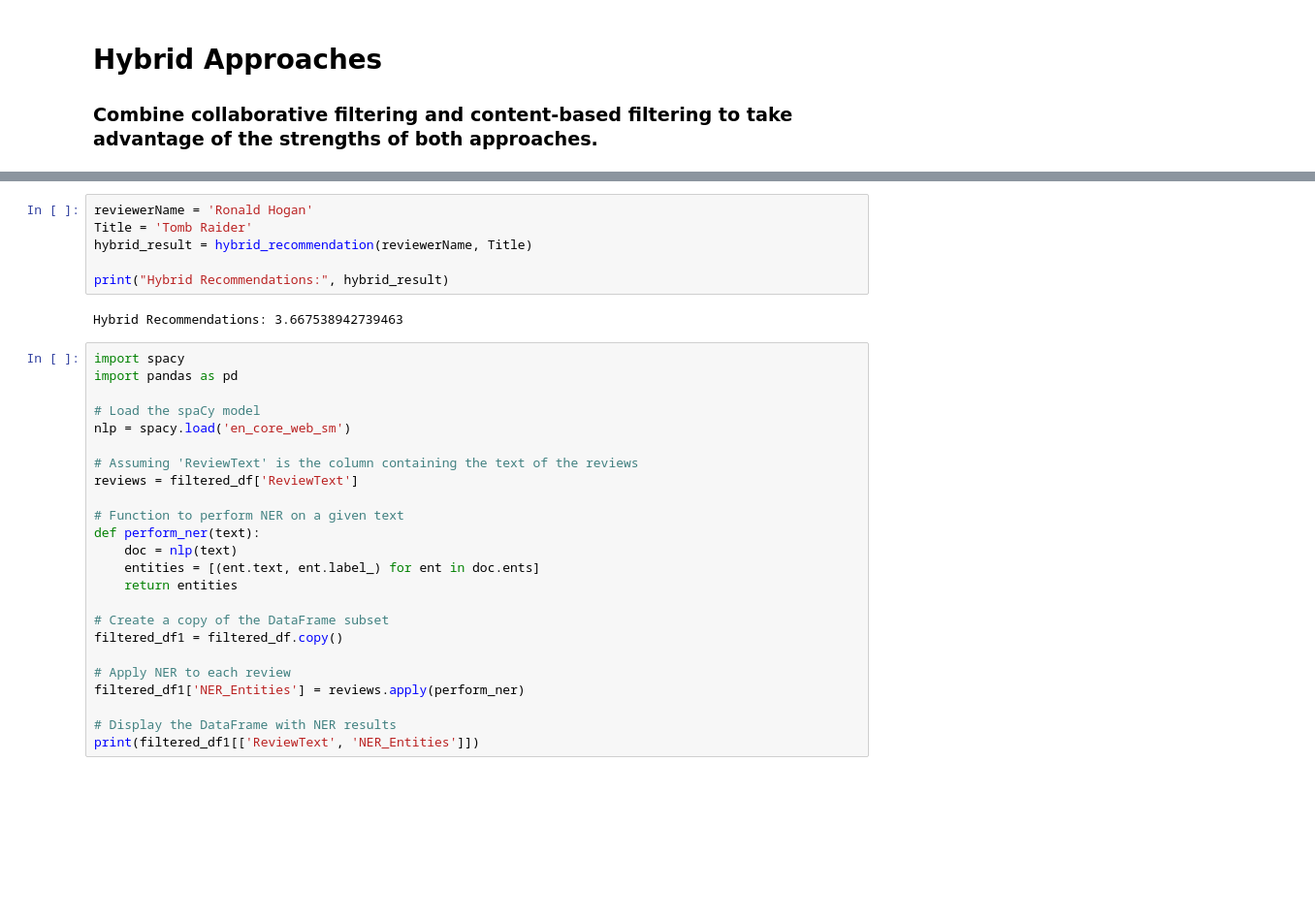
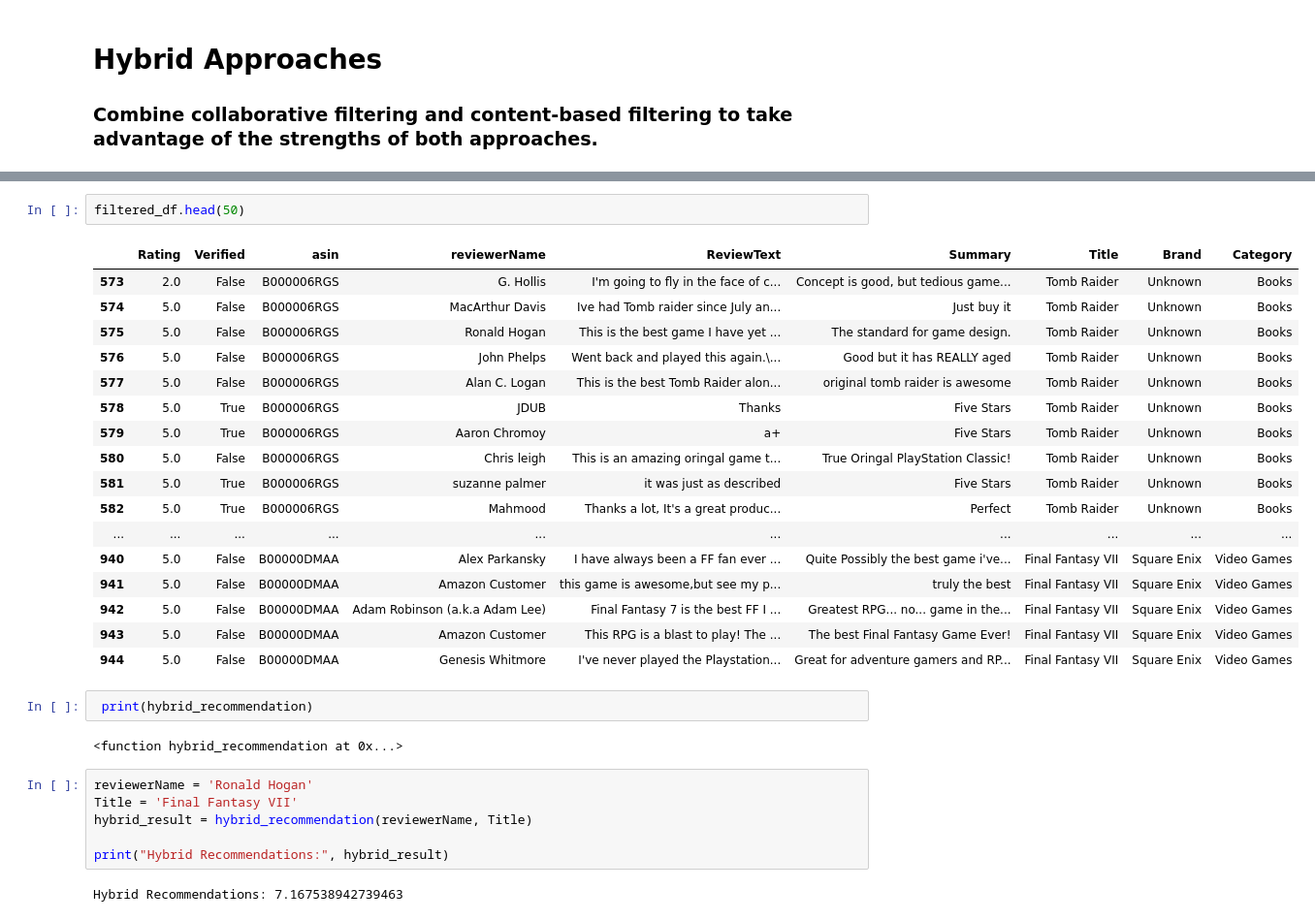
Before and after one commit to Arpeetkumar/Thesis, a Jupyter notebook: Amazon Recomendation Based on Reviews and rating.ipynb, the cells around one changed output, grey strips where cells are left out. Shown at 97% size. Saved outputs shown, nothing was run; the diff lists cells and outputs as text; blank space fills up the shorter version.

```diff
--- a/Amazon Recomendation Based on Reviews and rating.ipynb
+++ b/Amazon Recomendation Based on Reviews and rating.ipynb
@@ -850,32 +946,32 @@ filtered_df.head(200)
+# %%
+filtered_df.head(50)
+# %% [output]
+|  | Rating | Verified | asin | reviewerName | ReviewText | Summary | Title | Brand | Category |
+| 573 | 2.0 | False | B000006RGS | G. Hollis | I'm going to fly in the face of c... | Concept is good, but tedious game... | Tomb Raider | Unknown | Books |
+| 574 | 5.0 | False | B000006RGS | MacArthur Davis | Ive had Tomb raider since July an... | Just buy it | Tomb Raider | Unknown | Books |
+| 575 | 5.0 | False | B000006RGS | Ronald Hogan | This is the best game I have yet ... | The standard for game design. | Tomb Raider | Unknown | Books |
+| 576 | 5.0 | False | B000006RGS | John Phelps | Went back and played this again.\... | Good but it has REALLY aged | Tomb Raider | Unknown | Books |
+| 577 | 5.0 | False | B000006RGS | Alan C. Logan | This is the best Tomb Raider alon... | original tomb raider is awesome | Tomb Raider | Unknown | Books |
+| 578 | 5.0 | True | B000006RGS | JDUB | Thanks | Five Stars | Tomb Raider | Unknown | Books |
+| 579 | 5.0 | True | B000006RGS | Aaron Chromoy | a+ | Five Stars | Tomb Raider | Unknown | Books |
+| 580 | 5.0 | False | B000006RGS | Chris leigh | This is an amazing oringal game t... | True Oringal PlayStation Classic! | Tomb Raider | Unknown | Books |
+| 581 | 5.0 | True | B000006RGS | suzanne palmer | it was just as described | Five Stars | Tomb Raider | Unknown | Books |
+| 582 | 5.0 | True | B000006RGS | Mahmood | Thanks a lot, It's a great produc... | Perfect | Tomb Raider | Unknown | Books |
+| ... | ... | ... | ... | ... | ... | ... | ... | ... | ... |
+| 940 | 5.0 | False | B00000DMAA | Alex Parkansky | I have always been a FF fan ever ... | Quite Possibly the best game i've... | Final Fantasy VII | Square Enix | Video Games |
+| 941 | 5.0 | False | B00000DMAA | Amazon Customer | this game is awesome,but see my p... | truly the best | Final Fantasy VII | Square Enix | Video Games |
+| 942 | 5.0 | False | B00000DMAA | Adam Robinson (a.k.a Adam Lee) | Final Fantasy 7 is the best FF I ... | Greatest RPG... no... game in the... | Final Fantasy VII | Square Enix | Video Games |
+| 943 | 5.0 | False | B00000DMAA | Amazon Customer | This RPG is a blast to play! The ... | The best Final Fantasy Game Ever! | Final Fantasy VII | Square Enix | Video Games |
+| 944 | 5.0 | False | B00000DMAA | Genesis Whitmore | I've never played the Playstation... | Great for adventure gamers and RP... | Final Fantasy VII | Square Enix | Video Games |
+# %%
+ print(hybrid_recommendation)
+# %% [output]
+<function hybrid_recommendation at 0x...>
 # %%
 reviewerName = 'Ronald Hogan'
-Title = 'Tomb Raider'
+Title = 'Final Fantasy VII'
 hybrid_result = hybrid_recommendation(reviewerName, Title)
 
 print("Hybrid Recommendations:", hybrid_result)
 # %% [output]
-Hybrid Recommendations: 3.667538942739463
+Hybrid Recommendations: 7.167538942739463
-# %%
-import spacy
-import pandas as pd
-
-# Load the spaCy model
-nlp = spacy.load('en_core_web_sm')
-
-# Assuming 'ReviewText' is the column containing the text of the reviews
-reviews = filtered_df['ReviewText']
-
-# Function to perform NER on a given text
-def perform_ner(text):
-    doc = nlp(text)
-    entities = [(ent.text, ent.label_) for ent in doc.ents]
-    return entities
-
-# Create a copy of the DataFrame subset
-filtered_df1 = filtered_df.copy()
-
-# Apply NER to each review
-filtered_df1['NER_Entities'] = reviews.apply(perform_ner)
-
-# Display the DataFrame with NER results
-print(filtered_df1[['ReviewText', 'NER_Entities']])
```
Also changed, not shown: parts of 15 cells of this notebook.
